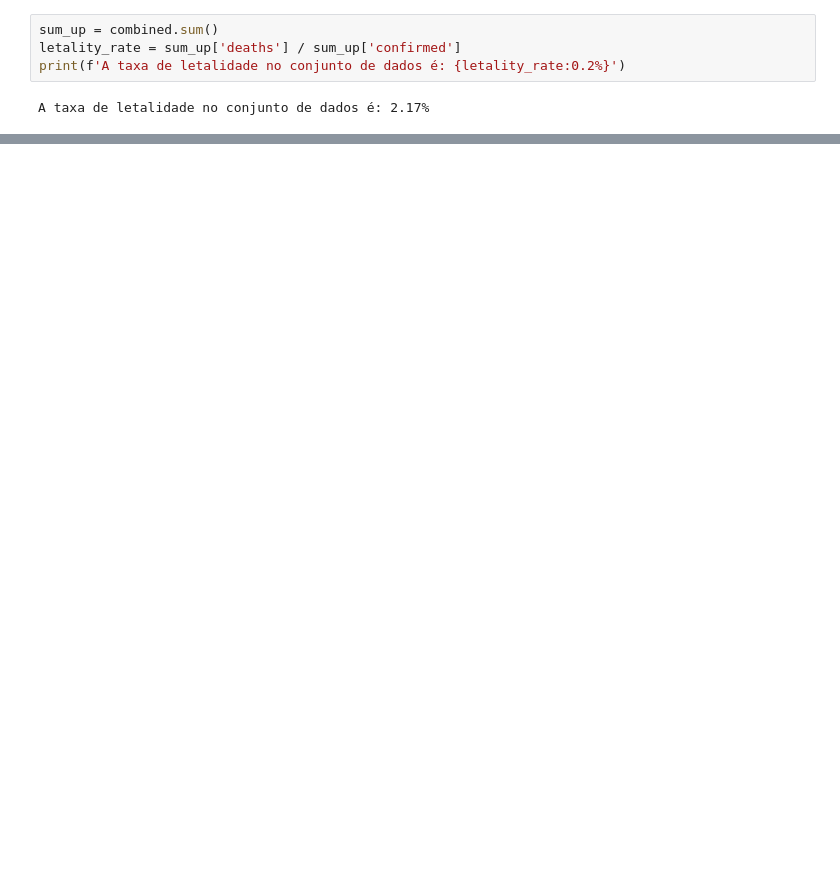
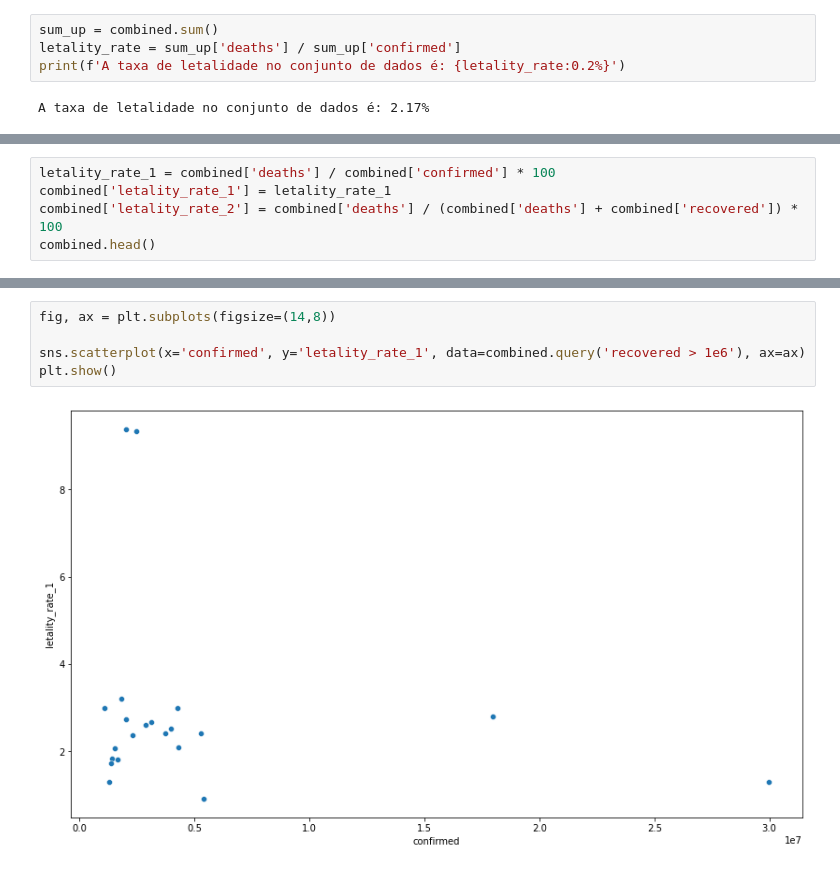
Before and after one commit to guilhermebap/Data-science-personal-study, a Jupyter notebook: Alura/Estudo de casos/Data Science - análises para saúde e medicina/Analise.ipynb, the cells around one changed output, grey strips where cells are left out. Saved outputs shown, nothing was run; the diff lists cells and outputs as text; blank space fills up the shorter version.

```diff
--- a/Alura/Estudo de casos/Data Science - análises para saúde e medicina/Analise.ipynb
+++ b/Alura/Estudo de casos/Data Science - análises para saúde e medicina/Analise.ipynb
@@ -314,0 +282,5 @@ dtype: float64
+# %%
+letality_rate_1 = combined['deaths'] / combined['confirmed'] * 100
+combined['letality_rate_1'] = letality_rate_1
+combined['letality_rate_2'] = combined['deaths'] / (combined['deaths'] + combined['recovered']) * 100
+combined.head()
@@ -314,0 +355,7 @@ dtype: float64
+# %%
+fig, ax = plt.subplots(figsize=(14,8))
+
+sns.scatterplot(x='confirmed', y='letality_rate_1', data=combined.query('recovered > 1e6'), ax=ax)
+plt.show()
+# %% [output]
+[figure, added]
```
Also changed, not shown: parts of 31 cells of this notebook.
